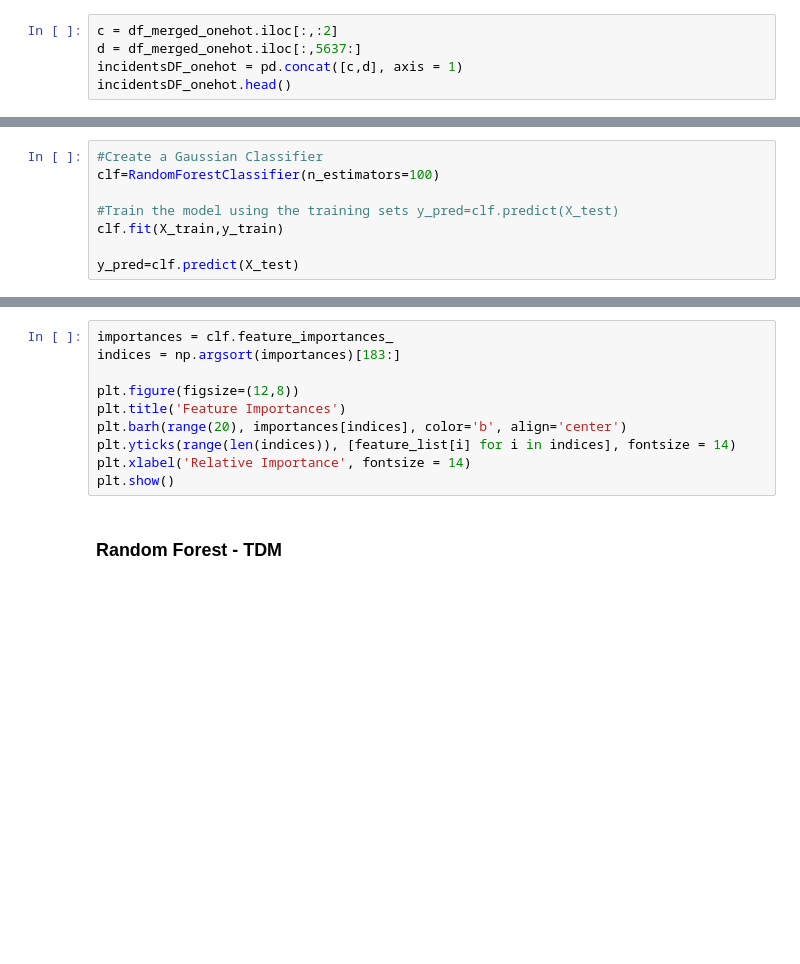
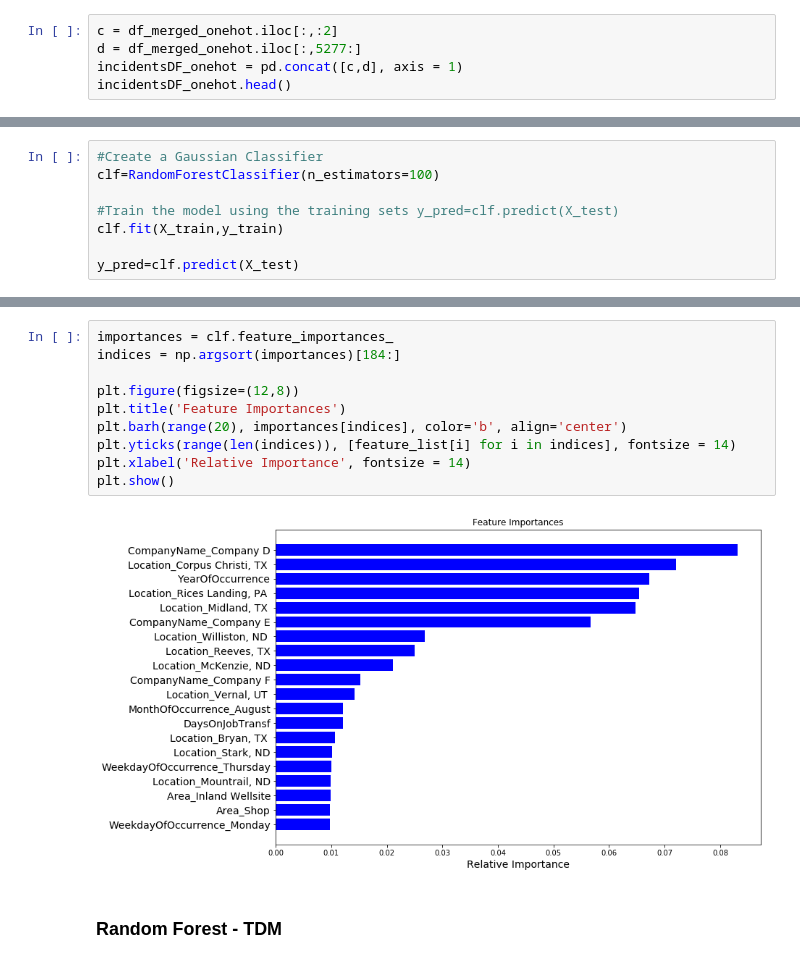
Before and after one commit to ist719-finalproject/FinalProject, a Jupyter notebook: IST718 Project - Kim,TS,Brandon,Amanda.ipynb, the cells around one changed output, grey strips where cells are left out. Cells and saved outputs as stored; diff of their text form; blank space fills up the shorter version.

```diff
--- a/IST718 Project - Kim,TS,Brandon,Amanda.ipynb
+++ b/IST718 Project - Kim,TS,Brandon,Amanda.ipynb
@@ -737,6 +762,6 @@ Given the injury description term document matrix and other included variables,
 ### Random Forest - incident dataframe
 # %%
 c = df_merged_onehot.iloc[:,:2]
-d = df_merged_onehot.iloc[:,5637:]
+d = df_merged_onehot.iloc[:,5277:]
 incidentsDF_onehot = pd.concat([c,d], axis = 1)
 incidentsDF_onehot.head()
@@ -774,13 +823,15 @@ print("Actual labels \n", y_train[0:10])
 # %%
 importances = clf.feature_importances_
-indices = np.argsort(importances)[183:]
+indices = np.argsort(importances)[184:]
 
 plt.figure(figsize=(12,8))
 plt.title('Feature Importances')
 plt.barh(range(20), importances[indices], color='b', align='center')
 plt.yticks(range(len(indices)), [feature_list[i] for i in indices], fontsize = 14)
 plt.xlabel('Relative Importance', fontsize = 14)
 plt.show()
+# %% [output]
+[figure, added]
 # %% [markdown]
 ### Random Forest - TDM
 # %%
```
Also changed, not shown: parts of 13 cells of this notebook.
